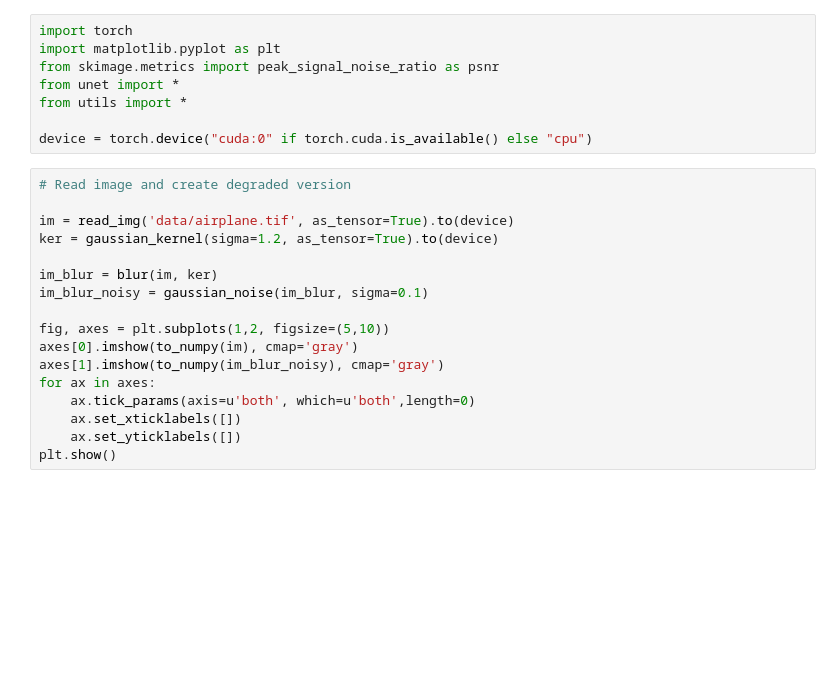
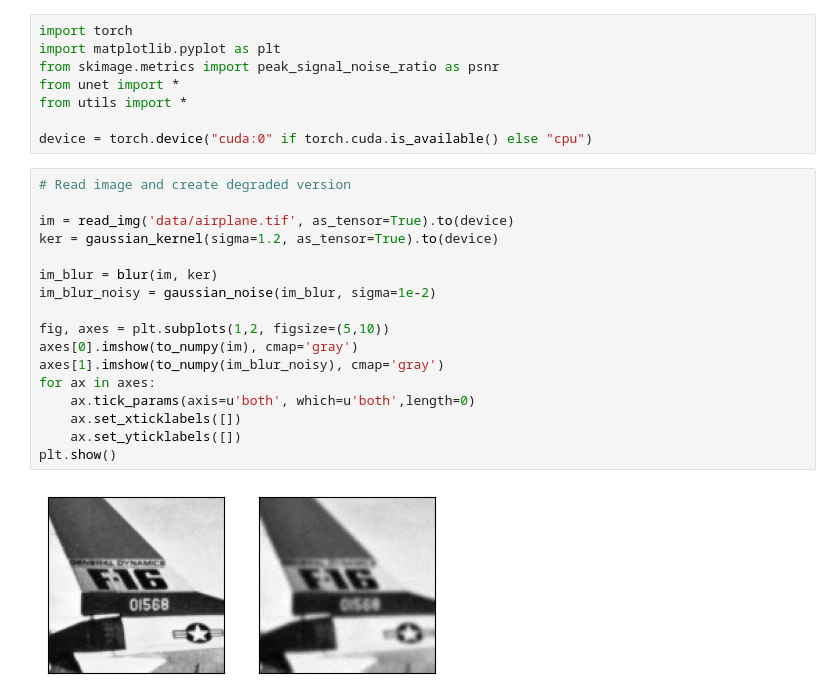
Before and after one commit to LudoRey/dip-deblur, a Jupyter notebook: overfit_noise.ipynb, the cells around one changed output. Drawn from its saved outputs; the diff is of its cells as text; blank space fills up the shorter version.

```diff
--- a/overfit_noise.ipynb
+++ b/overfit_noise.ipynb
@@ -14,18 +14,20 @@ device = torch.device("cuda:0" if torch.cuda.is_available() else "cpu")
 # %%
 # Read image and create degraded version
 
 im = read_img('data/airplane.tif', as_tensor=True).to(device)
 ker = gaussian_kernel(sigma=1.2, as_tensor=True).to(device)
 
 im_blur = blur(im, ker)
-im_blur_noisy = gaussian_noise(im_blur, sigma=0.1)
+im_blur_noisy = gaussian_noise(im_blur, sigma=1e-2)
 
 fig, axes = plt.subplots(1,2, figsize=(5,10))
 axes[0].imshow(to_numpy(im), cmap='gray')
 axes[1].imshow(to_numpy(im_blur_noisy), cmap='gray')
 for ax in axes:
     ax.tick_params(axis=u'both', which=u'both',length=0)
     ax.set_xticklabels([])
     ax.set_yticklabels([])
 plt.show()
+# %% [output]
+[figure, added]
 # %%
```
Also changed, not shown: parts of 2 cells of this notebook.
